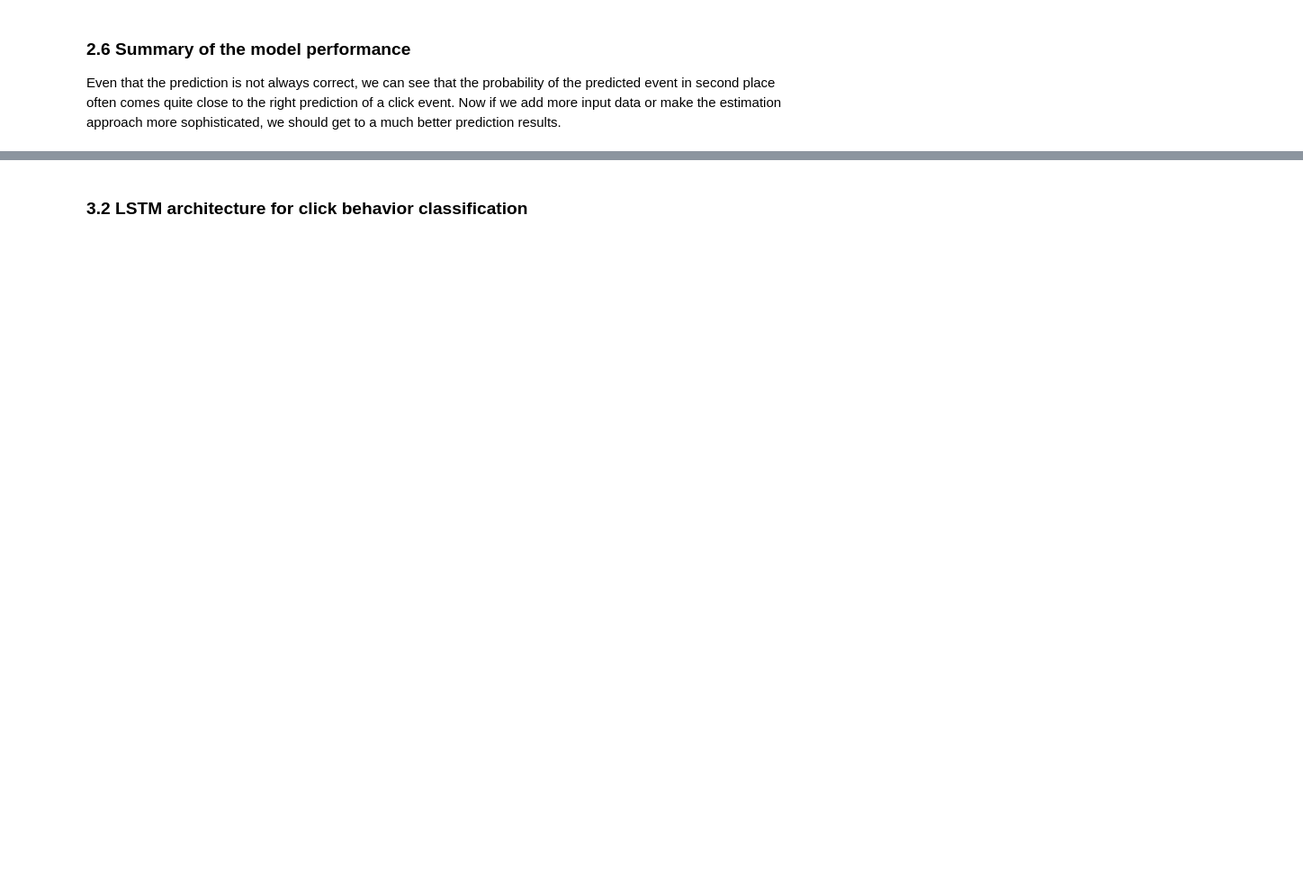
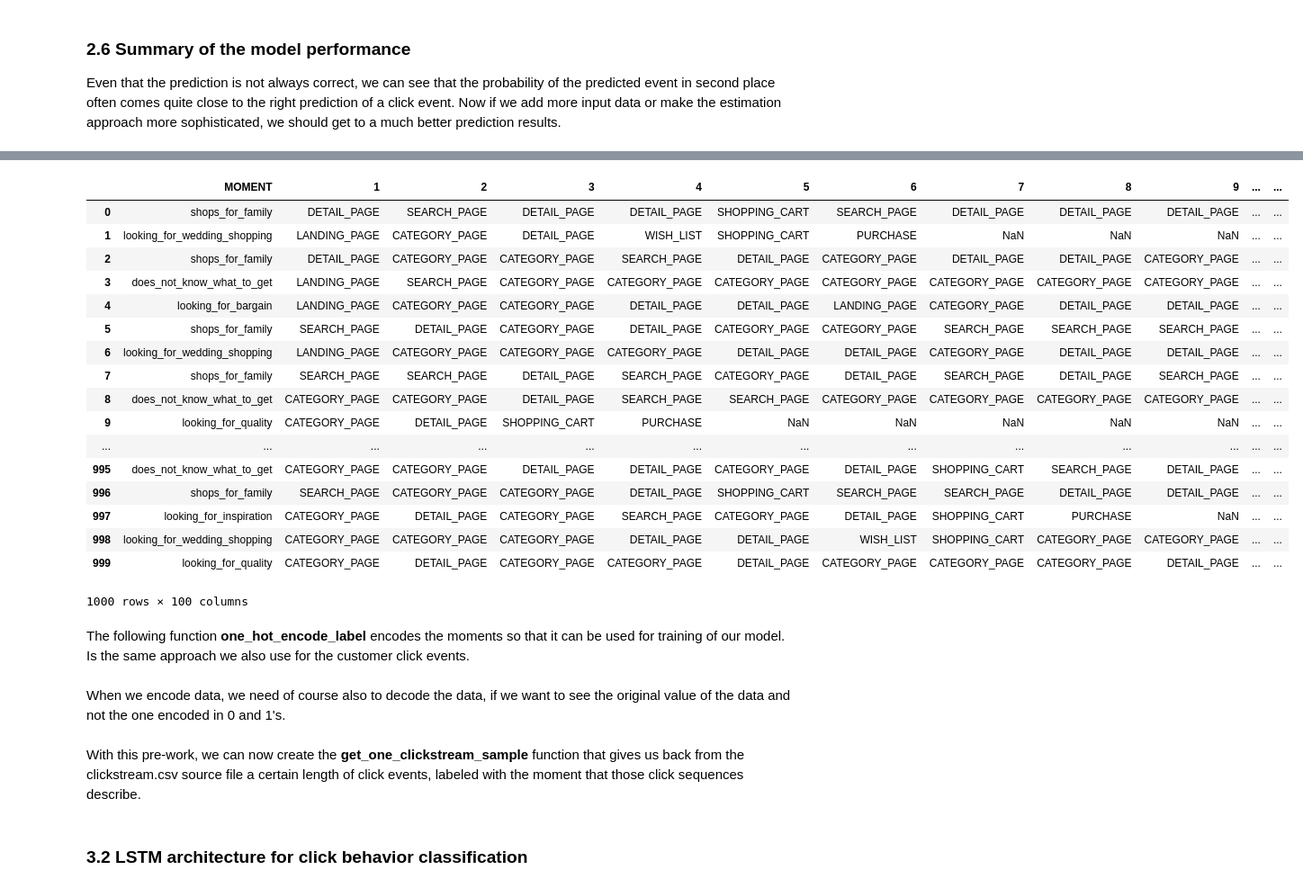
Before and after one commit to mmeyer/huma-tutorial, a Jupyter notebook: huma_tutorial.ipynb, the cells around one changed output, grey strips where cells are left out. Shown: that part at 90% size. Drawn from its saved outputs; the diff is of its cells as text; code cells hidden in the pictures; blank space fills up the shorter version.

```diff
--- a/huma_tutorial.ipynb
+++ b/huma_tutorial.ipynb
@@ -902,9 +916,36 @@ Even that the prediction is not always correct, we can see that the probability
 # %%
+# functions loads the already created clickstream data in clickstream.csv file
 def get_clickstream_samples():
-    persona_column = ['PERSONA']
+    moment_column = ['MOMENT']
     time_columns = list(range(1, 100))
-    columns = persona_column + time_columns
+    columns = moment_column + time_columns
     df_clickstream = pd.read_csv("clickstream.csv", names=columns)
     clickstream_samples = df_clickstream.values.tolist()
-    return clickstream_samples
+    return clickstream_samples, df_clickstream
+
+# get clickstream back as list and panda dataframe
+clickstream_samples, df_clickstream = get_clickstream_samples()
+# display clickstream as panda dataframe
+display(df_clickstream)
+# %% [output]
+|  | MOMENT | 1 | 2 | 3 | 4 | 5 | 6 | 7 | 8 | 9 | ... | ... |
+| 0 | shops_for_family | DETAIL_PAGE | SEARCH_PAGE | DETAIL_PAGE | DETAIL_PAGE | SHOPPING_CART | SEARCH_PAGE | DETAIL_PAGE | DETAIL_PAGE | DETAIL_PAGE | ... | ... |
+| 1 | looking_for_wedding_shopping | LANDING_PAGE | CATEGORY_PAGE | DETAIL_PAGE | WISH_LIST | SHOPPING_CART | PURCHASE | NaN | NaN | NaN | ... | ... |
+| 2 | shops_for_family | DETAIL_PAGE | CATEGORY_PAGE | CATEGORY_PAGE | SEARCH_PAGE | DETAIL_PAGE | CATEGORY_PAGE | DETAIL_PAGE | DETAIL_PAGE | CATEGORY_PAGE | ... | ... |
+| 3 | does_not_know_what_to_get | LANDING_PAGE | SEARCH_PAGE | CATEGORY_PAGE | CATEGORY_PAGE | CATEGORY_PAGE | CATEGORY_PAGE | CATEGORY_PAGE | CATEGORY_PAGE | CATEGORY_PAGE | ... | ... |
+| 4 | looking_for_bargain | LANDING_PAGE | CATEGORY_PAGE | CATEGORY_PAGE | DETAIL_PAGE | DETAIL_PAGE | LANDING_PAGE | CATEGORY_PAGE | DETAIL_PAGE | DETAIL_PAGE | ... | ... |
+| 5 | shops_for_family | SEARCH_PAGE | DETAIL_PAGE | CATEGORY_PAGE | DETAIL_PAGE | CATEGORY_PAGE | CATEGORY_PAGE | SEARCH_PAGE | SEARCH_PAGE | SEARCH_PAGE | ... | ... |
+| 6 | looking_for_wedding_shopping | LANDING_PAGE | CATEGORY_PAGE | CATEGORY_PAGE | CATEGORY_PAGE | DETAIL_PAGE | DETAIL_PAGE | CATEGORY_PAGE | DETAIL_PAGE | DETAIL_PAGE | ... | ... |
+| 7 | shops_for_family | SEARCH_PAGE | SEARCH_PAGE | DETAIL_PAGE | SEARCH_PAGE | CATEGORY_PAGE | DETAIL_PAGE | SEARCH_PAGE | DETAIL_PAGE | SEARCH_PAGE | ... | ... |
+| 8 | does_not_know_what_to_get | CATEGORY_PAGE | CATEGORY_PAGE | DETAIL_PAGE | SEARCH_PAGE | SEARCH_PAGE | CATEGORY_PAGE | CATEGORY_PAGE | CATEGORY_PAGE | CATEGORY_PAGE | ... | ... |
+| 9 | looking_for_quality | CATEGORY_PAGE | DETAIL_PAGE | SHOPPING_CART | PURCHASE | NaN | NaN | NaN | NaN | NaN | ... | ... |
+| ... | ... | ... | ... | ... | ... | ... | ... | ... | ... | ... | ... | ... |
+| 995 | does_not_know_what_to_get | CATEGORY_PAGE | CATEGORY_PAGE | DETAIL_PAGE | DETAIL_PAGE | CATEGORY_PAGE | DETAIL_PAGE | SHOPPING_CART | SEARCH_PAGE | DETAIL_PAGE | ... | ... |
+| 996 | shops_for_family | SEARCH_PAGE | CATEGORY_PAGE | CATEGORY_PAGE | DETAIL_PAGE | SHOPPING_CART | SEARCH_PAGE | SEARCH_PAGE | DETAIL_PAGE | DETAIL_PAGE | ... | ... |
+| 997 | looking_for_inspiration | CATEGORY_PAGE | DETAIL_PAGE | CATEGORY_PAGE | SEARCH_PAGE | CATEGORY_PAGE | DETAIL_PAGE | SHOPPING_CART | PURCHASE | NaN | ... | ... |
+| 998 | looking_for_wedding_shopping | CATEGORY_PAGE | CATEGORY_PAGE | CATEGORY_PAGE | DETAIL_PAGE | DETAIL_PAGE | WISH_LIST | SHOPPING_CART | CATEGORY_PAGE | CATEGORY_PAGE | ... | ... |
+| 999 | looking_for_quality | CATEGORY_PAGE | DETAIL_PAGE | CATEGORY_PAGE | CATEGORY_PAGE | DETAIL_PAGE | CATEGORY_PAGE | CATEGORY_PAGE | CATEGORY_PAGE | DETAIL_PAGE | ... | ... |
+1000 rows × 100 columns
+# %% [markdown]
+The following function **one_hot_encode_label** encodes the moments so that it can be used for training of our model. Is the same approach we also use for the customer click events.
 # %%
@@ -914,4 +959,6 @@ def one_hot_encode_label(label):
     binary_encoder_label= LabelBinarizer(neg_label=0, pos_label=1, sparse_output=False)
     binary_encoder_label.fit(["does_not_know_what_to_get","shops_for_family","looking_for_inspiration","looking_for_wedding_shopping","looking_for_quality","looking_for_bargain"])
     return binary_encoder_label.transform([label])
+# %% [markdown]
+When we encode data, we need of course also to decode the data, if we want to see the original value of the data and not the one encoded in 0 and 1's.
 # %%
@@ -920,5 +971,7 @@ def one_hot_decode_label(encoded_label):
     binary_encoder_label= LabelBinarizer(neg_label=0, pos_label=1, sparse_output=False)
     binary_encoder_label.fit(["does_not_know_what_to_get","shops_for_family","looking_for_inspiration","looking_for_wedding_shopping","looking_for_quality","looking_for_bargain"])
     return binary_encoder_label.inverse_transform(encoded_label)
+# %% [markdown]
+With this pre-work, we can now create the **get_one_clickstream_sample** function that gives us back from the clickstream.csv source file a certain length of click events, labeled with the moment that those click sequences describe.
 # %%
 # get one sample from clickstream
```
Also changed, not shown: parts of 20 cells of this notebook, 1 other file.
